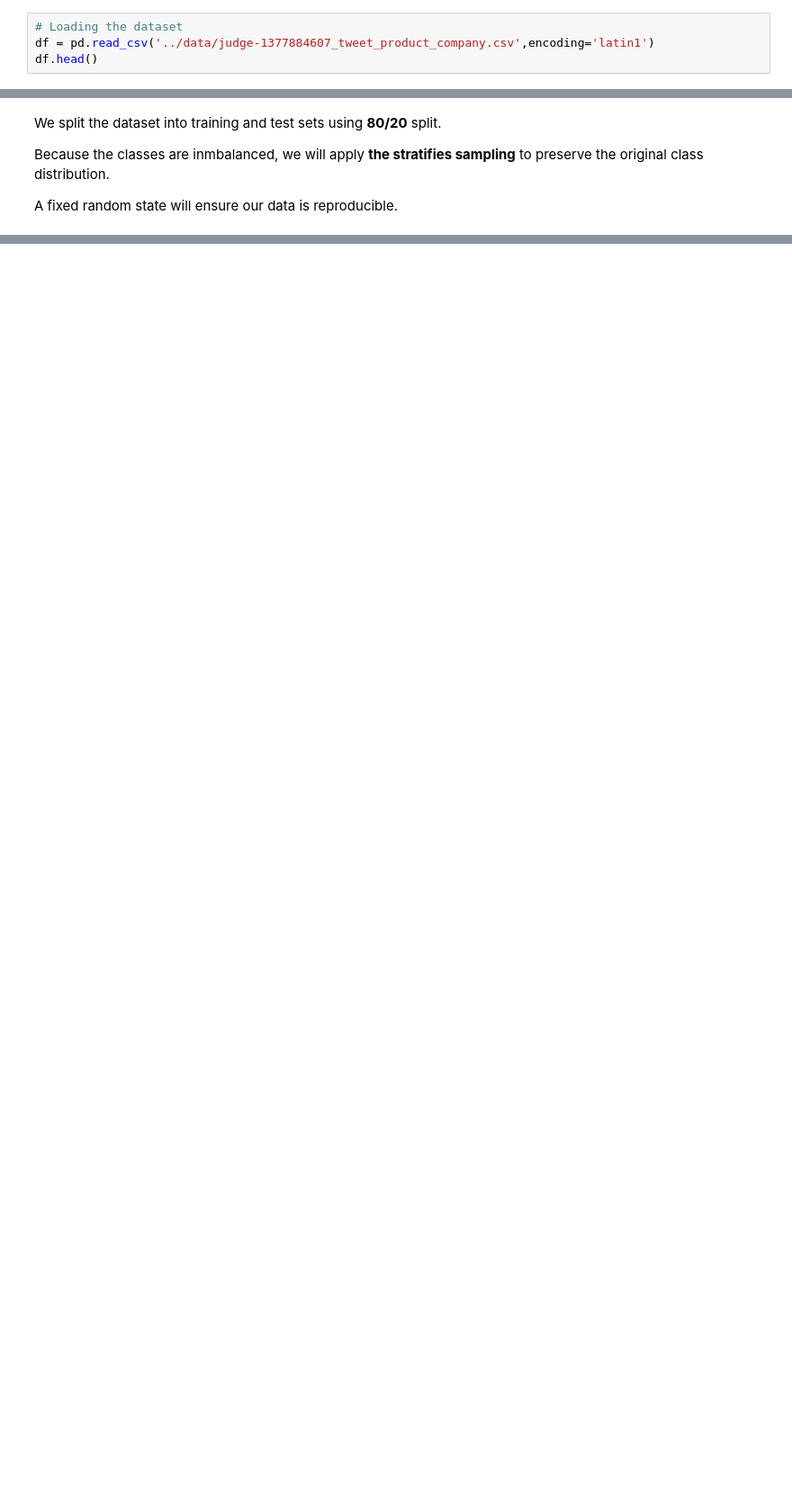
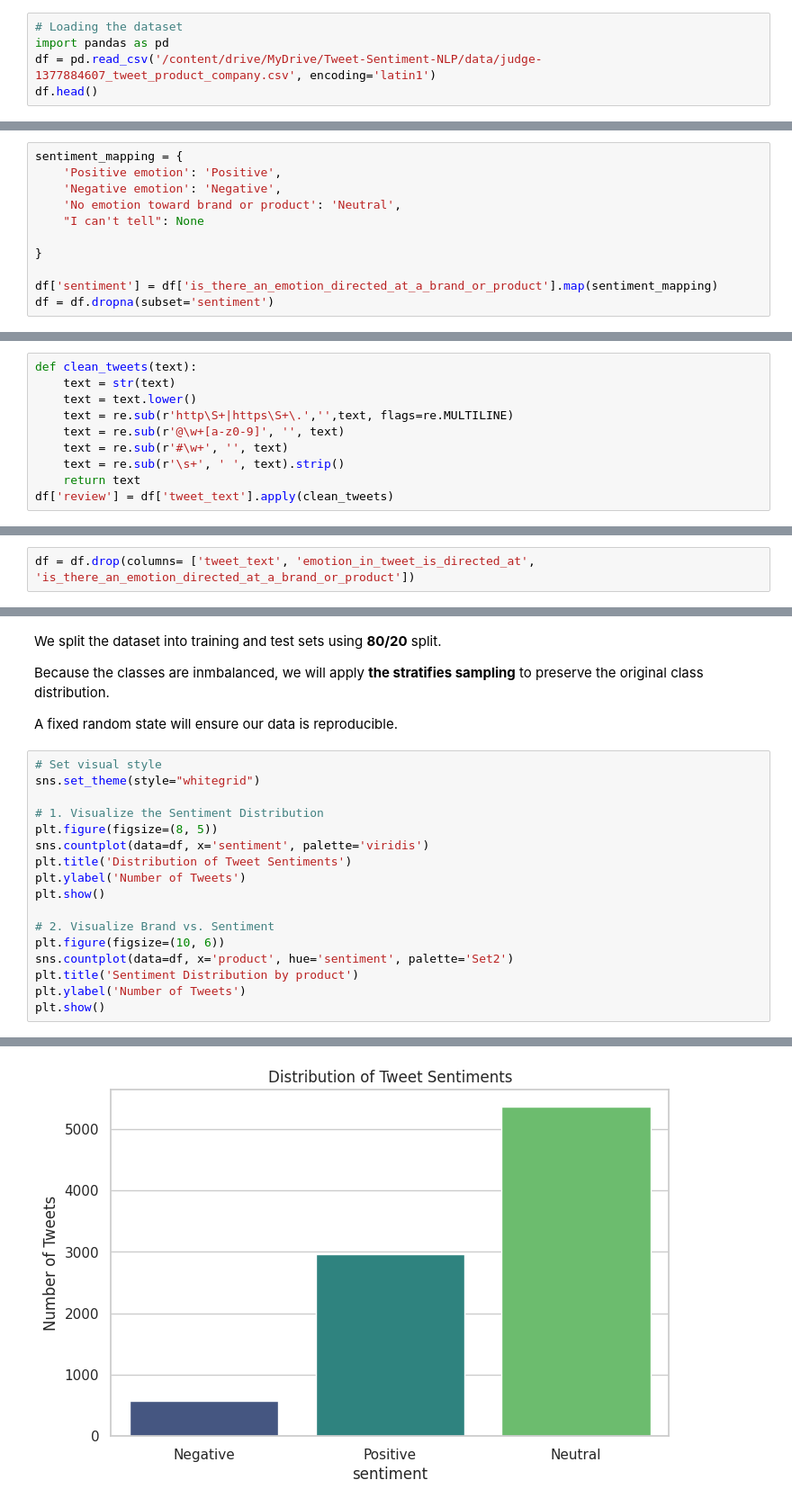
Before and after one commit to raphaelndemo/Tweet-Sentiment-NLP, a Jupyter notebook: notebooks/index.ipynb, the cells around one changed output, grey strips where cells are left out. Shown at 90% size. Saved outputs shown, nothing was run; the diff lists cells and outputs as text; blank space fills up the shorter version.

```diff
--- a/notebooks/index.ipynb
+++ b/notebooks/index.ipynb
@@ -59,4 +28,5 @@ Undestanding the contents of the tweets and what the columnns enntail is crucial
 # %%
 # Loading the dataset
-df = pd.read_csv('../data/judge-1377884607_tweet_product_company.csv',encoding='latin1')
+import pandas as pd
+df = pd.read_csv('/content/drive/MyDrive/Tweet-Sentiment-NLP/data/judge-1377884607_tweet_product_company.csv', encoding='latin1')
 df.head()
@@ -214,0 +190,11 @@ print(Counter(negative_emotion).most_common(15))
+# %%
+sentiment_mapping = {
+    'Positive emotion': 'Positive',
+    'Negative emotion': 'Negative',
+    'No emotion toward brand or product': 'Neutral',
+    "I can't tell": None
+
+}
+
+df['sentiment'] = df['is_there_an_emotion_directed_at_a_brand_or_product'].map(sentiment_mapping)
+df = df.dropna(subset='sentiment')
@@ -214,0 +212,10 @@ print(Counter(negative_emotion).most_common(15))
+# %%
+def clean_tweets(text):
+    text = str(text)
+    text = text.lower()
+    text = re.sub(r'http\S+|https\S+\.','',text, flags=re.MULTILINE)
+    text = re.sub(r'@\w+[a-z0-9]', '', text)
+    text = re.sub(r'#\w+', '', text)
+    text = re.sub(r'\s+', ' ', text).strip()
+    return text
+df['review'] = df['tweet_text'].apply(clean_tweets)
@@ -214,0 +231,2 @@ print(Counter(negative_emotion).most_common(15))
+# %%
+df = df.drop(columns= ['tweet_text', 'emotion_in_tweet_is_directed_at', 'is_there_an_emotion_directed_at_a_brand_or_product'])
@@ -232,3 +266,21 @@ We split the dataset into training and test sets using **80/20** split.
 Because the classes are inmbalanced, we will apply **the stratifies sampling** to preserve the original class distribution.
 
 A fixed random state will ensure our data is reproducible.
+# %%
+# Set visual style
+sns.set_theme(style="whitegrid")
+
+# 1. Visualize the Sentiment Distribution
+plt.figure(figsize=(8, 5))
+sns.countplot(data=df, x='sentiment', palette='viridis')
+plt.title('Distribution of Tweet Sentiments')
+plt.ylabel('Number of Tweets')
+plt.show()
+
+# 2. Visualize Brand vs. Sentiment
+plt.figure(figsize=(10, 6))
+sns.countplot(data=df, x='product', hue='sentiment', palette='Set2')
+plt.title('Sentiment Distribution by product')
+plt.ylabel('Number of Tweets')
+plt.show()
+# %% [output]
@@ -234,0 +290 @@ A fixed random state will ensure our data is reproducible.
+[figure, added]
```
Also changed, not shown: parts of 73 cells of this notebook, 1 other file.
